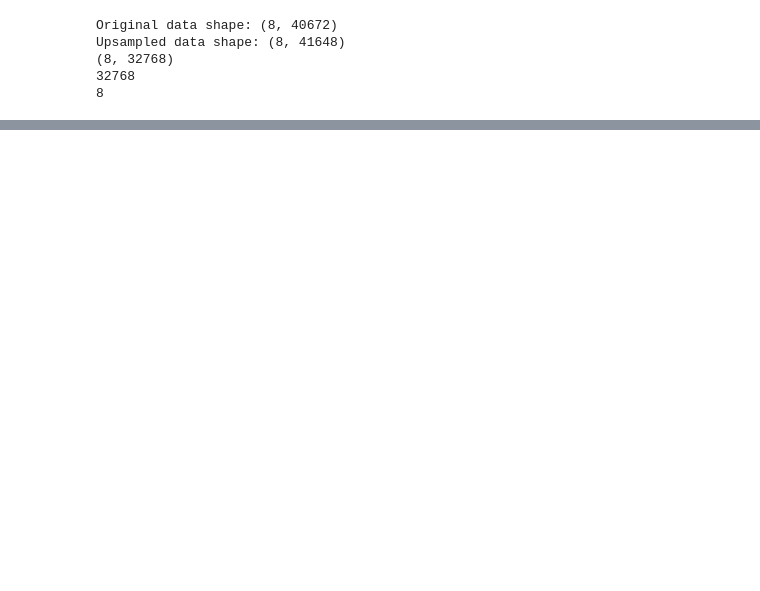
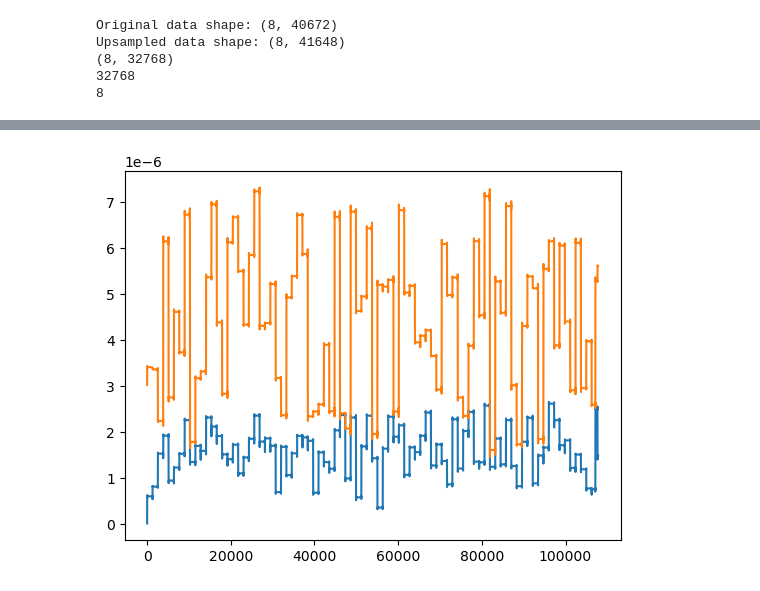
Before and after one commit to alken01/BCI, a Jupyter notebook: recursivefilter.ipynb, the cells around one changed output, grey strips where cells are left out. Cells and saved outputs as stored; diff of their text form; code cells hidden in the pictures; blank space fills up the shorter version.

```diff
--- a/recursivefilter.ipynb
+++ b/recursivefilter.ipynb
@@ -426,0 +438,13 @@ print(w_5_fixed.shape)
+# %%
+# Filter the w_5 array with a low pass filter with a cutoff frequency of 40 Hz using signal.butter
+b, a = signal.butter(10, 10, 'low', fs=fs)
+w_5 = signal.filtfilt(b, a, w_5, axis=1)
+
+
+# Plot the filtered w_5 array
+plt.figure()
+plt.plot(w_5[0,:])
+plt.plot(w_5[1,:])
+plt.show()
+# %% [output]
+[figure, added]
```
Also changed, not shown: parts of 10 cells of this notebook.
